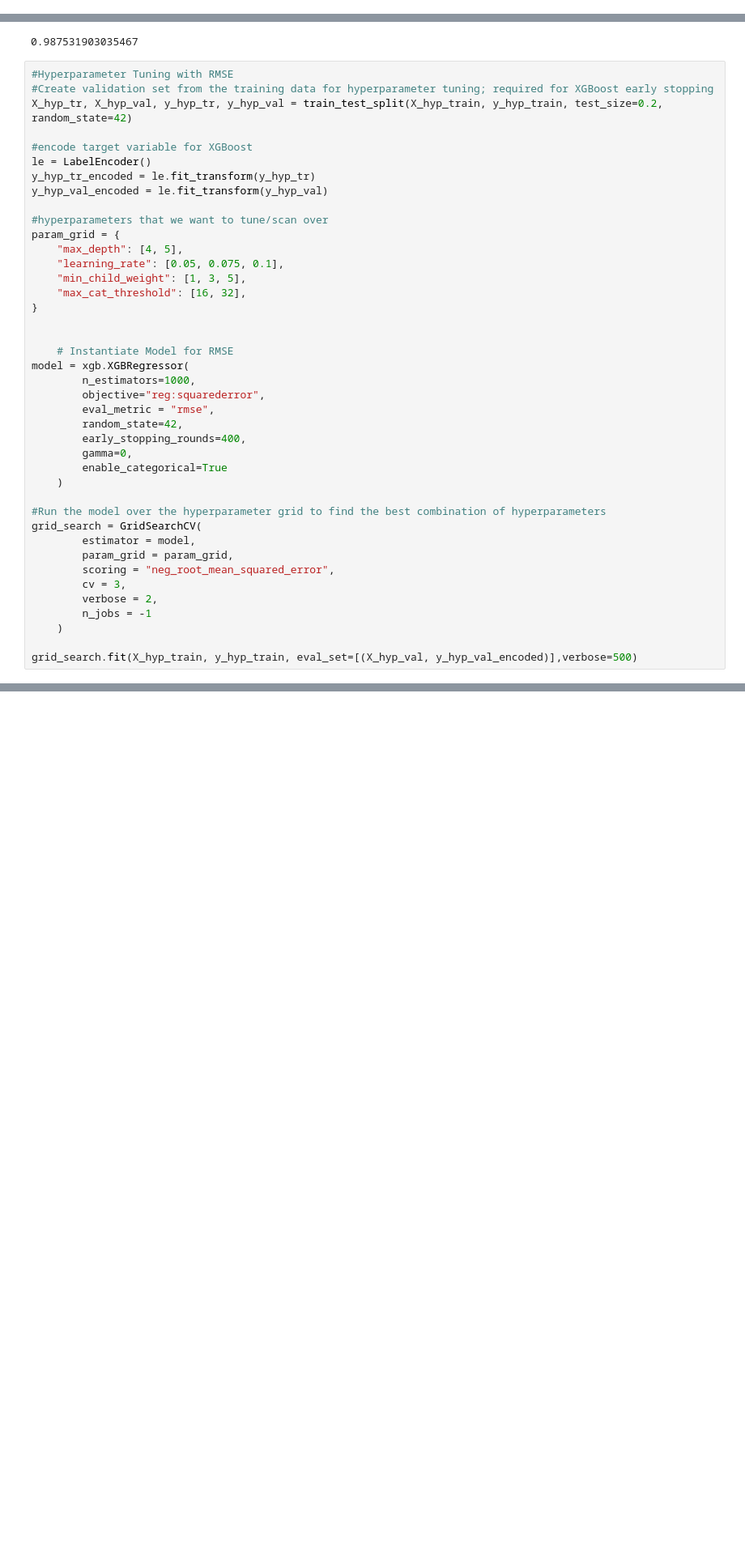
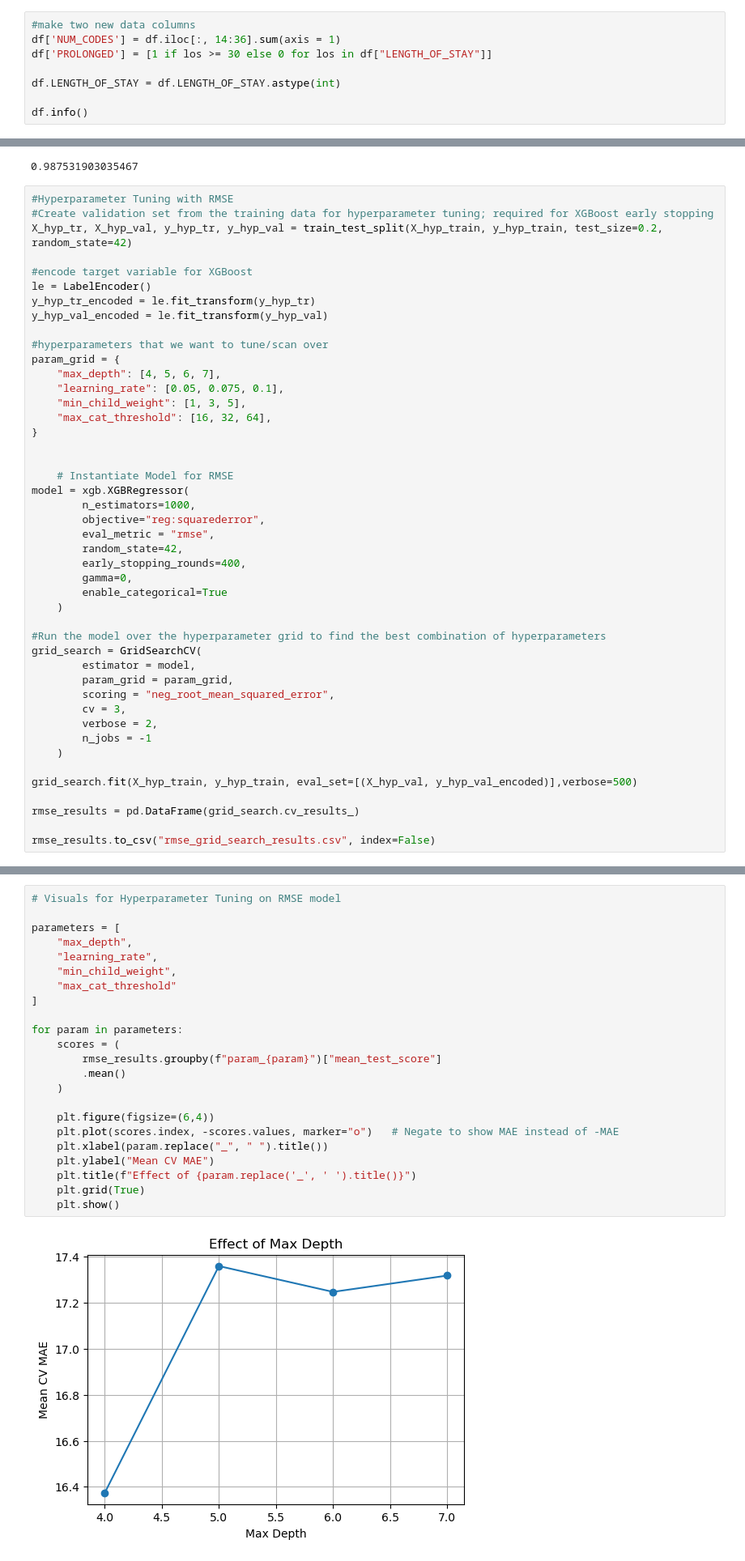
Before and after one commit to Erdos-Projects/summer26-patient-length-of-stay, a Jupyter notebook: models/XGBRegressor.ipynb, the cells around one changed output, grey strips where cells are left out. Shown at 81% size. Drawn from its saved outputs; the diff is of its cells as text; blank space fills up the shorter version.

Commit message:
Hyperparameter tuning and feature importance graphs added

```diff
--- a/models/XGBRegressor.ipynb
+++ b/models/XGBRegressor.ipynb
@@ -48,3 +47,11 @@ Data columns (total 46 columns):
  45  STRATA                str
 dtypes: float64(9), int64(32), str(5)
 memory usage: 2.3 GB
+# %%
+#make two new data columns
+df['NUM_CODES'] = df.iloc[:, 14:36].sum(axis = 1)
+df['PROLONGED'] = [1 if los >= 30 else 0 for los in df["LENGTH_OF_STAY"]]
+
+df.LENGTH_OF_STAY = df.LENGTH_OF_STAY.astype(int)
+
+df.info()
@@ -157,10 +158,10 @@ y_hyp_val_encoded = le.fit_transform(y_hyp_val)
 
 #hyperparameters that we want to tune/scan over
 param_grid = {
-    "max_depth": [4, 5],
+    "max_depth": [4, 5, 6, 7],
     "learning_rate": [0.05, 0.075, 0.1],
     "min_child_weight": [1, 3, 5],
-    "max_cat_threshold": [16, 32],
+    "max_cat_threshold": [16, 32, 64],
 }
 
 
@@ -186,4 +187,8 @@ grid_search = GridSearchCV(
     )
 
 grid_search.fit(X_hyp_train, y_hyp_train, eval_set=[(X_hyp_val, y_hyp_val_encoded)],verbose=500)
+
+rmse_results = pd.DataFrame(grid_search.cv_results_)
+
+rmse_results.to_csv("rmse_grid_search_results.csv", index=False)
 # %% [output]
@@ -223,0 +212,25 @@ GridSearchCV(cv=3,
+# %%
+# Visuals for Hyperparameter Tuning on RMSE model
+
+parameters = [
+    "max_depth",
+    "learning_rate",
+    "min_child_weight",
+    "max_cat_threshold"
+]
+
+for param in parameters:
+    scores = (
+        rmse_results.groupby(f"param_{param}")["mean_test_score"]
+        .mean()
+    )
+
+    plt.figure(figsize=(6,4))
+    plt.plot(scores.index, -scores.values, marker="o")   # Negate to show MAE instead of -MAE
+    plt.xlabel(param.replace("_", " ").title())
+    plt.ylabel("Mean CV MAE")
+    plt.title(f"Effect of {param.replace('_', ' ').title()}")
+    plt.grid(True)
+    plt.show()
+# %% [output]
+[figure, added]
```
Also changed, not shown: parts of 15 cells of this notebook.
